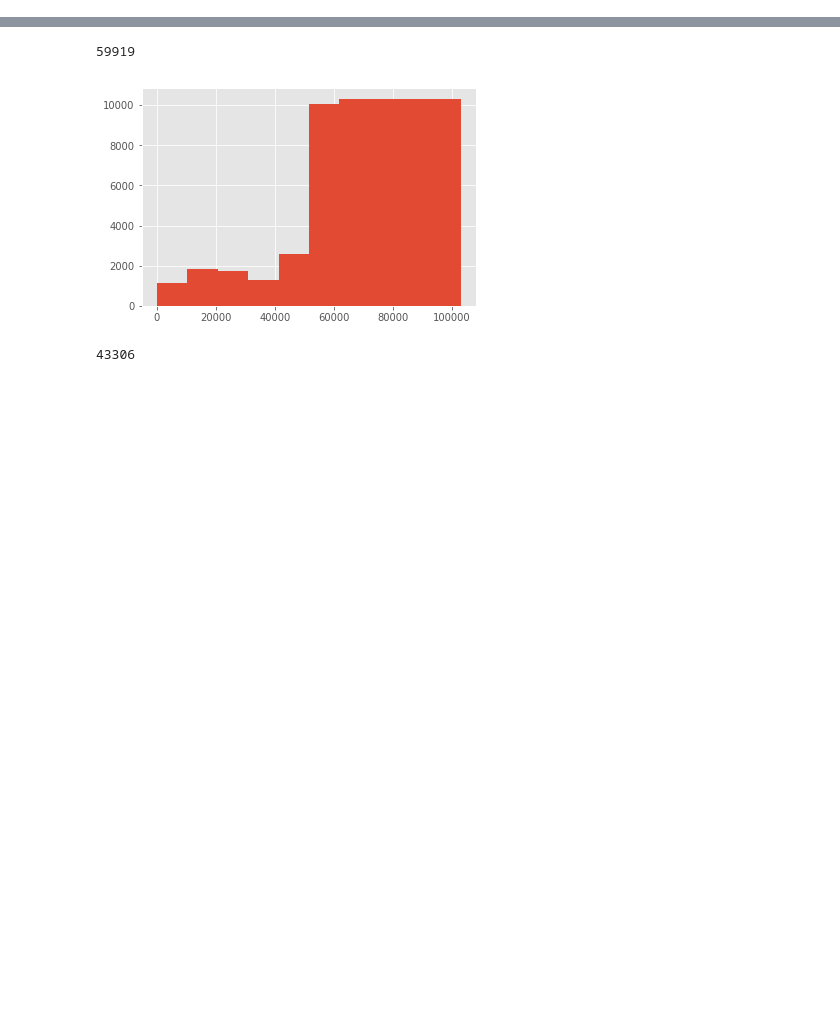
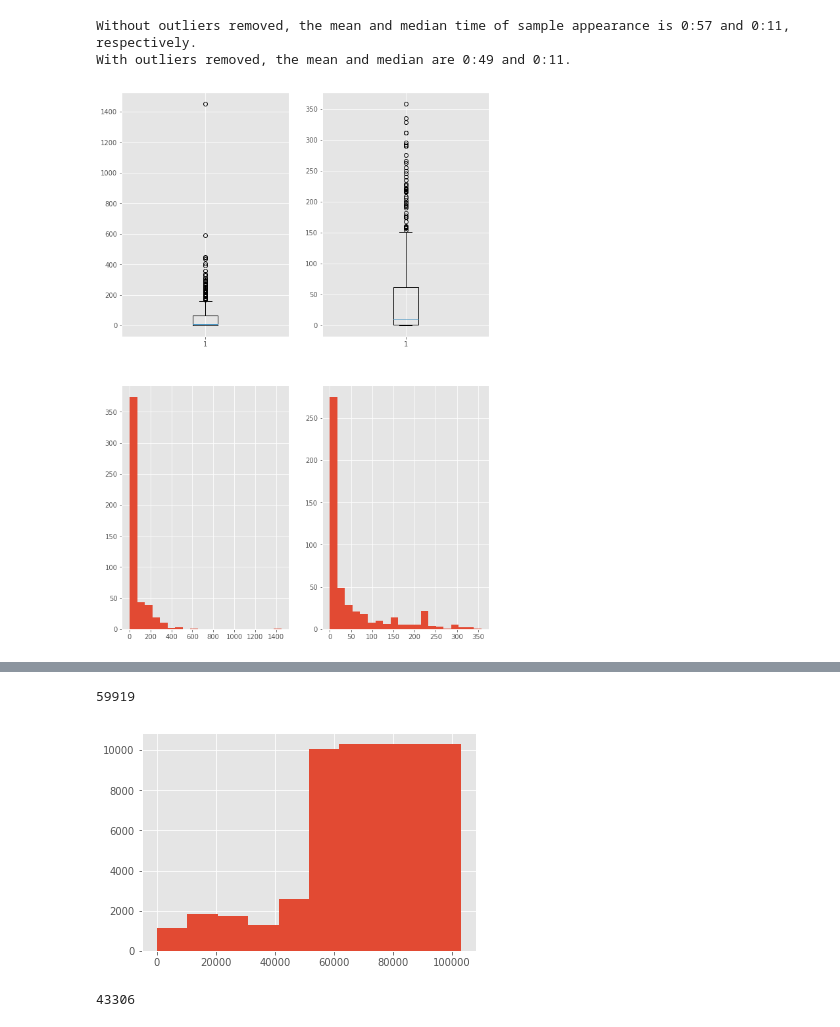
Before and after one commit to Jesse-Kerr/recordmender, a Jupyter notebook: EDA + model.ipynb, the cells around one changed output, grey strips where cells are left out. Drawn from its saved outputs; the diff is of its cells as text; code cells hidden in the pictures; blank space fills up the shorter version.

```diff
--- a/EDA + model.ipynb
+++ b/EDA + model.ipynb
@@ -43,36 +43,42 @@ def get_mean_or_median_from_column(column, stat):
     agg = int(stat(column))
 
     minutes = str(int(agg / 60))
     seconds = agg % 60
     if seconds > 9:
         time = minutes + ":" + str(seconds)
     else:
         time = minutes + ":0" + str(seconds)
     return time
 
 def filter_df_outside_three_sds(column):
 
+    '''
+    Takes a column and calculates mean and std, then removes anything above that outer outlier bound.
+    '''
     standard_deviation = column.std()
     outer_outlier_bound = np.mean(column) + 3 * standard_deviation
     filtered_subset = subset[subset.seconds_into_song < outer_outlier_bound]
-    return str(standard_deviation), filtered_subset
+    return filtered_subset
 
 mean_time = get_mean_or_median_from_column(subset.seconds_into_song, np.mean)
 median_time = get_mean_or_median_from_column(subset.seconds_into_song, np.median)
 
-standard_deviation, filtered_subset = filter_outside_three_sds(subset.seconds_into_song)
+filtered_subset = filter_df_outside_three_sds(subset.seconds_into_song)
 
 filtered_mean_time = get_mean_or_median_from_column(filtered_subset.seconds_into_song, np.mean)
 filtered_median_time = get_mean_or_median_from_column(filtered_subset.seconds_into_song, np.median)
 
 print(
 "Without outliers removed, the mean and median time of sample appearance is {} and {}, respectively.\n\
-The standard deviation is {}\n\
 With outliers removed, the mean and median are {} and {}."
-    .format(mean_time, median_time, standard_deviation, filtered_mean_time, filtered_median_time))
+    .format(mean_time, median_time, filtered_mean_time, filtered_median_time))
 
 fig, ax = plt.subplots(figsize = (10, 15), nrows = 2, ncols =2)
 ax[0, 0].boxplot(subset.seconds_into_song)
-ax[0,1].boxplot(filtered_subset.seconds_into_song, bins= 20)
-ax[1,0].hist(subset.seconds_into_song)
+ax[0,1].boxplot(filtered_subset.seconds_into_song)
+ax[1,0].hist(subset.seconds_into_song, bins= 20)
 _ = ax[1,1].hist(filtered_subset.seconds_into_song, bins = 20)
+# %% [output]
+Without outliers removed, the mean and median time of sample appearance is 0:57 and 0:11, respectively.
+With outliers removed, the mean and median are 0:49 and 0:11.
+[figure, added]
```
Also changed, not shown: parts of 3 cells of this notebook.
